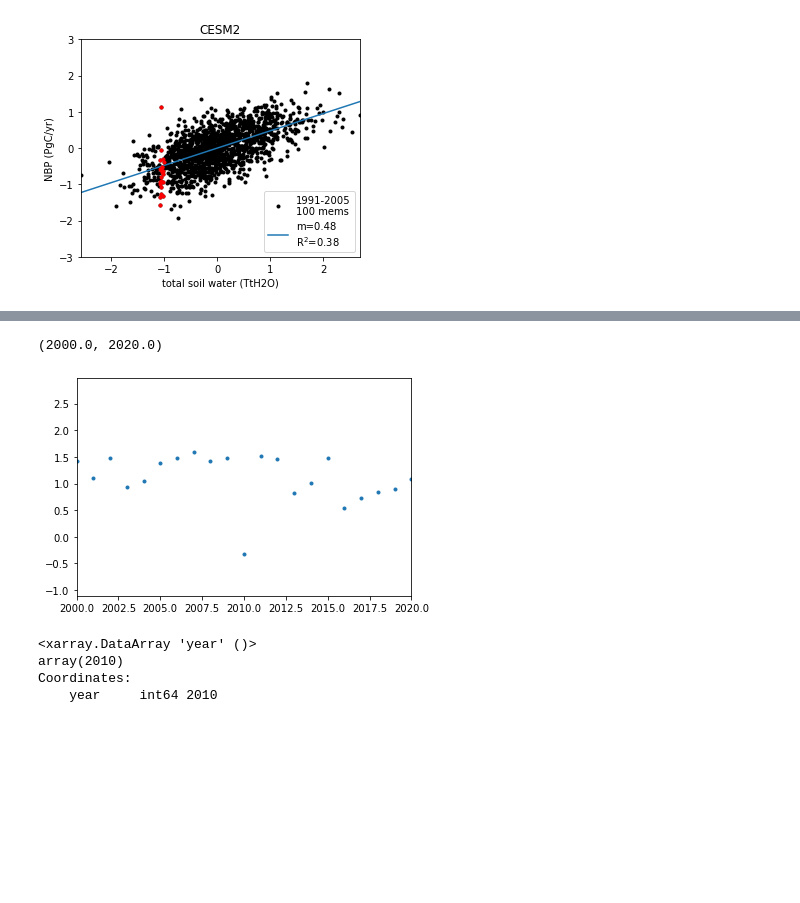
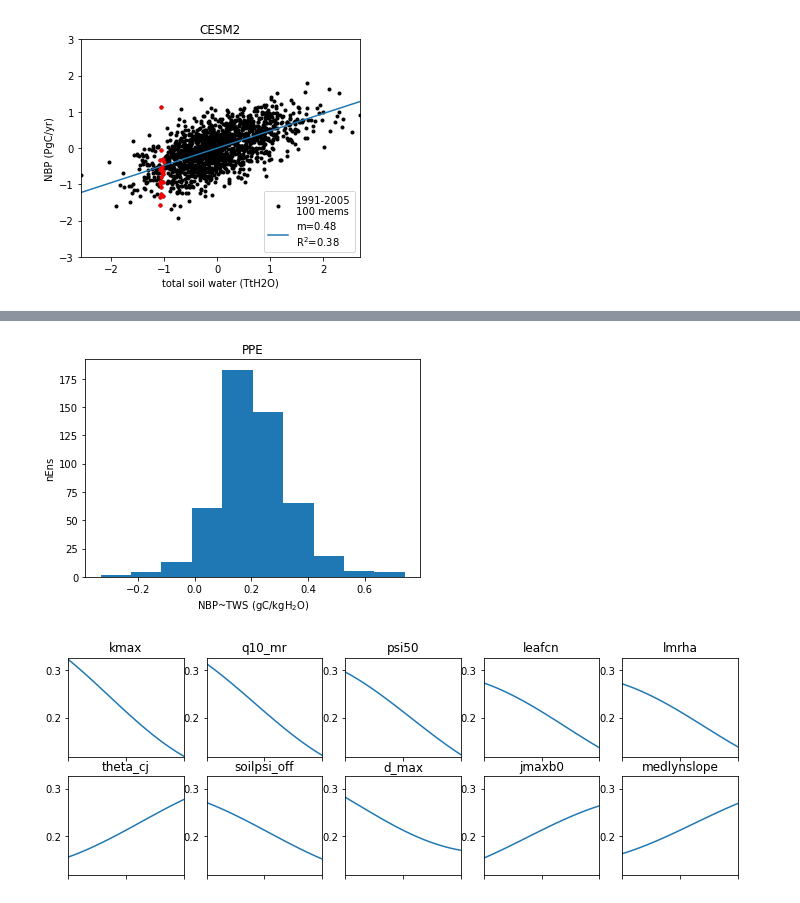
Before and after one commit to djk2120/TWSnbp, a Jupyter notebook: analysis/plots.ipynb, the cells around one changed output, grey strips where cells are left out. Drawn from its saved outputs; the diff is of its cells as text; code cells hidden in the pictures; blank space fills up the shorter version.

```diff
--- a/analysis/plots.ipynb
+++ b/analysis/plots.ipynb
@@ -338,3 +312,7 @@ dsets['CESM2'].COL_FIRE_CLOSS.sel(ens=range(50,100)).mean(dim='ens').plot.line('
+# %%
+ds=xr.open_dataset('../data/PPE_glob_ann.nc')
+# %%
+x,y=ds['TWS'],ds['NBP']
 # %%
 x1=detrend_dim(x,'year')
 y1=detrend_dim(y,'year')
@@ -387,14 +359,0 @@ dsets['CESM2'].NBP.sel(ens=range(50)).mean(dim='ens').plot.line('.')
-# %%
-plt.plot(ds.year,x,'.')
-plt.xlim([2000,2020])
-# %% [output]
-(2000.0, 2020.0)
-[figure, removed]
-# %%
-dx=x[:-1]-x[1:]
-ds.year[np.argmin(dx)]
-# %% [output]
-<xarray.DataArray 'year' ()>
-array(2010)
-Coordinates:
-    year     int64 2010
@@ -402,0 +360,12 @@ plt.plot(x,'.')
+# %%
+plt.hist(ms);
+plt.title('PPE')
+plt.xlabel('NBP~TWS (gC/kgH$_2$O)')
+plt.ylabel('nEns');
+# %% [output]
+[figure, added]
+# %%
+da=xr.DataArray(ms,dims='ens')
+gp_plot(da)
+# %% [output]
+[figure, added]
```
Also changed, not shown: parts of 11 cells of this notebook.
